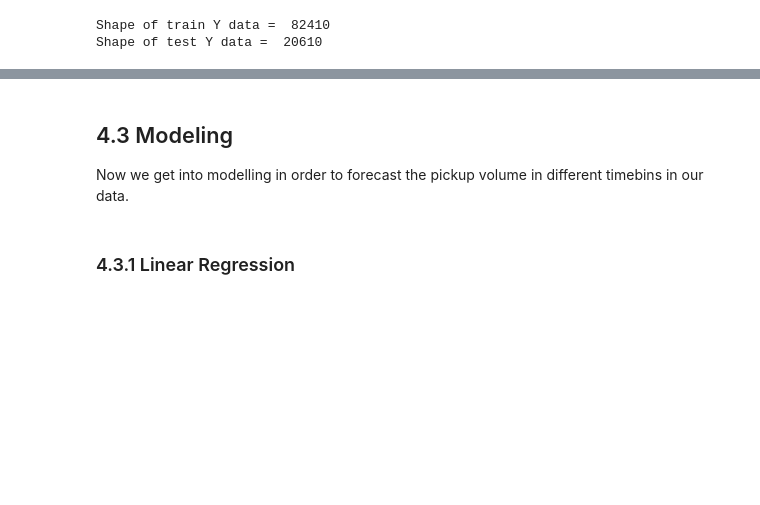
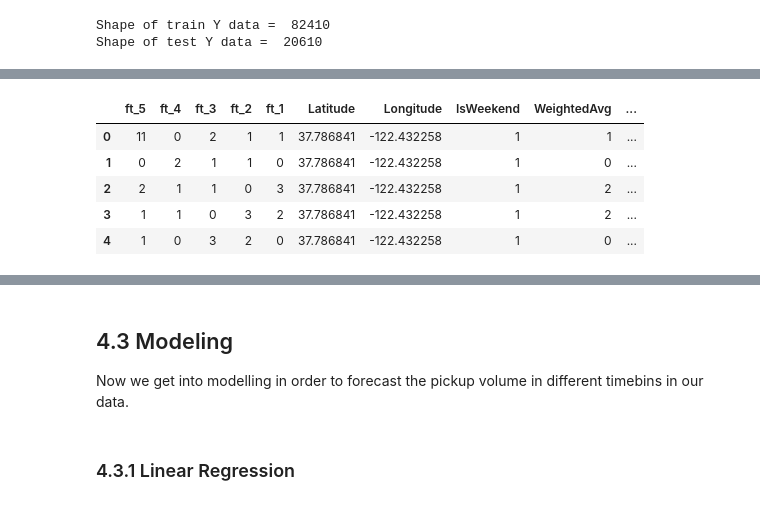
Before and after one commit to YordiDekkers/Taxi-Mobility, a Jupyter notebook: cabspotting.ipynb, the cells around one changed output, grey strips where cells are left out. Saved outputs shown, nothing was run; the diff lists cells and outputs as text; code cells hidden in the pictures; blank space fills up the shorter version.

```diff
--- a/cabspotting.ipynb
+++ b/cabspotting.ipynb
@@ -2166,0 +2234,35 @@ Shape of test Y data =  20610
+# %%
+# For train data
+one_hot_train_x = pd.get_dummies(Train_DF_X[["WeekDay", "PhaseOfDay"]])
+
+columns_ordered = [
+    "WeekDay_Monday",
+    "WeekDay_Tuesday",
+    "WeekDay_Wednesday",
+    "WeekDay_Thursday",
+    "WeekDay_Friday",
+    "WeekDay_Saturday",
+    "WeekDay_Sunday",
+    "PhaseOfDay_Morning",
+    "PhaseOfDay_Afternoon",
+    "PhaseOfDay_Evening",
+    "PhaseOfDay_Night"
+]
+
+# Columns ordered
+one_hot_train_x = one_hot_train_x[columns_ordered]
+
+# Drop categorical columns parent table
+Train_DF_X.drop(["WeekDay", "PhaseOfDay"], axis = 1, inplace=True)
+
+# Join one-hot encoded with the parent table
+Train_DF_X = Train_DF_X.join(one_hot_train_x)
+# %%
+Train_DF_X.head()
+# %% [output]
+|  | ft_5 | ft_4 | ft_3 | ft_2 | ft_1 | Latitude | Longitude | IsWeekend | WeightedAvg | ... |
+| 0 | 11 | 0 | 2 | 1 | 1 | 37.786841 | -122.432258 | 1 | 1 | ... |
+| 1 | 0 | 2 | 1 | 1 | 0 | 37.786841 | -122.432258 | 1 | 0 | ... |
+| 2 | 2 | 1 | 1 | 0 | 3 | 37.786841 | -122.432258 | 1 | 2 | ... |
+| 3 | 1 | 1 | 0 | 3 | 2 | 37.786841 | -122.432258 | 1 | 2 | ... |
+| 4 | 1 | 0 | 3 | 2 | 0 | 37.786841 | -122.432258 | 1 | 0 | ... |
```
Also changed, not shown: parts of 41 cells of this notebook, 1 other file.
